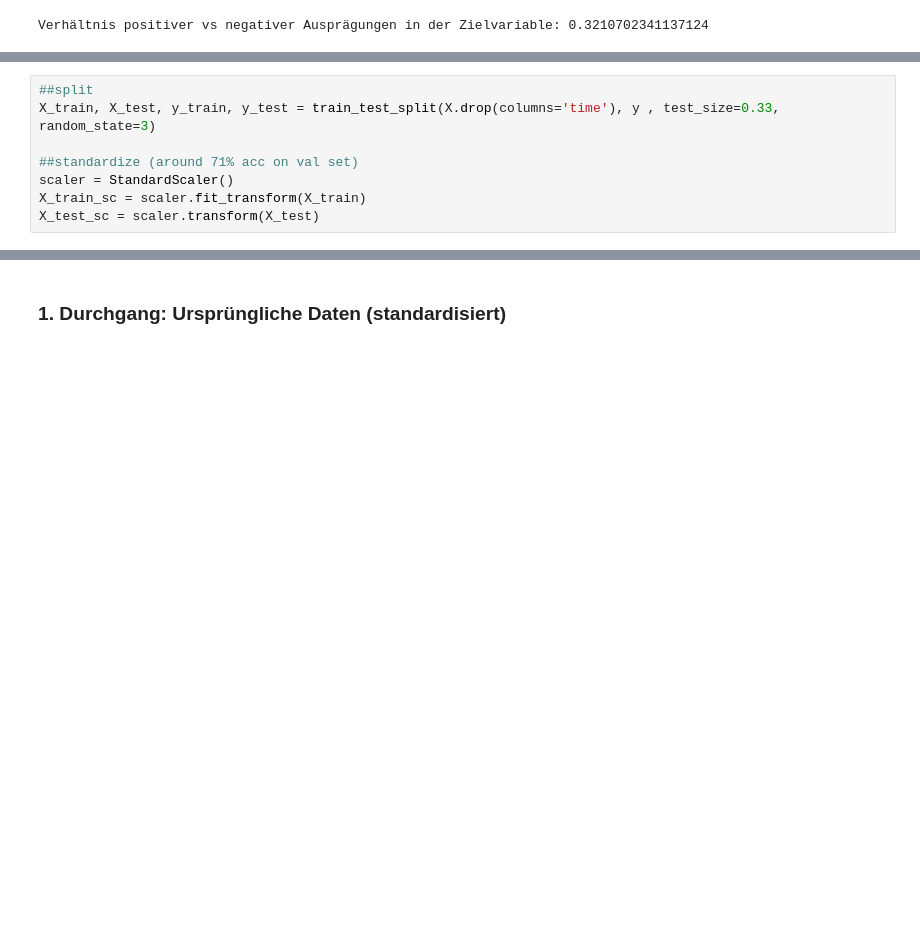
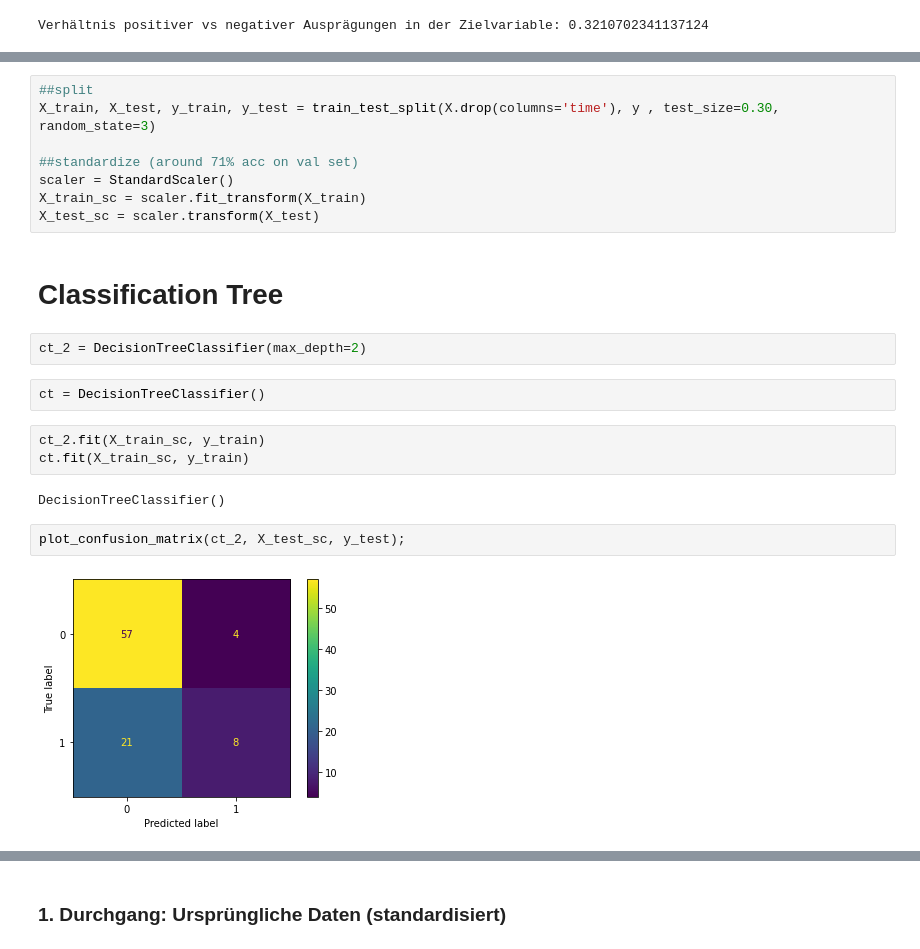
Before and after one commit to jopagel/Heart-Failure, a Jupyter notebook: RandomForest.ipynb, the cells around one changed output, grey strips where cells are left out. Cells and saved outputs as stored; diff of their text form; blank space fills up the shorter version.

```diff
--- a/RandomForest.ipynb
+++ b/RandomForest.ipynb
@@ -39,8 +44,23 @@ Verhältnis positiver vs negativer Ausprägungen in der Zielvariable: 0.32107023
 # %%
 ##split
-X_train, X_test, y_train, y_test = train_test_split(X.drop(columns='time'), y , test_size=0.33, random_state=3)
+X_train, X_test, y_train, y_test = train_test_split(X.drop(columns='time'), y , test_size=0.30, random_state=3)
 
 ##standardize (around 71% acc on val set)
 scaler = StandardScaler()
 X_train_sc = scaler.fit_transform(X_train)
 X_test_sc = scaler.transform(X_test)
+# %% [markdown]
+# Classification Tree
+# %%
+ct_2 = DecisionTreeClassifier(max_depth=2)
+# %%
+ct = DecisionTreeClassifier()
+# %%
+ct_2.fit(X_train_sc, y_train)
+ct.fit(X_train_sc, y_train)
+# %% [output]
+DecisionTreeClassifier()
+# %%
+plot_confusion_matrix(ct_2, X_test_sc, y_test);
+# %% [output]
+[figure, added]
```
Also changed, not shown: parts of 24 cells of this notebook, 2 other files.
